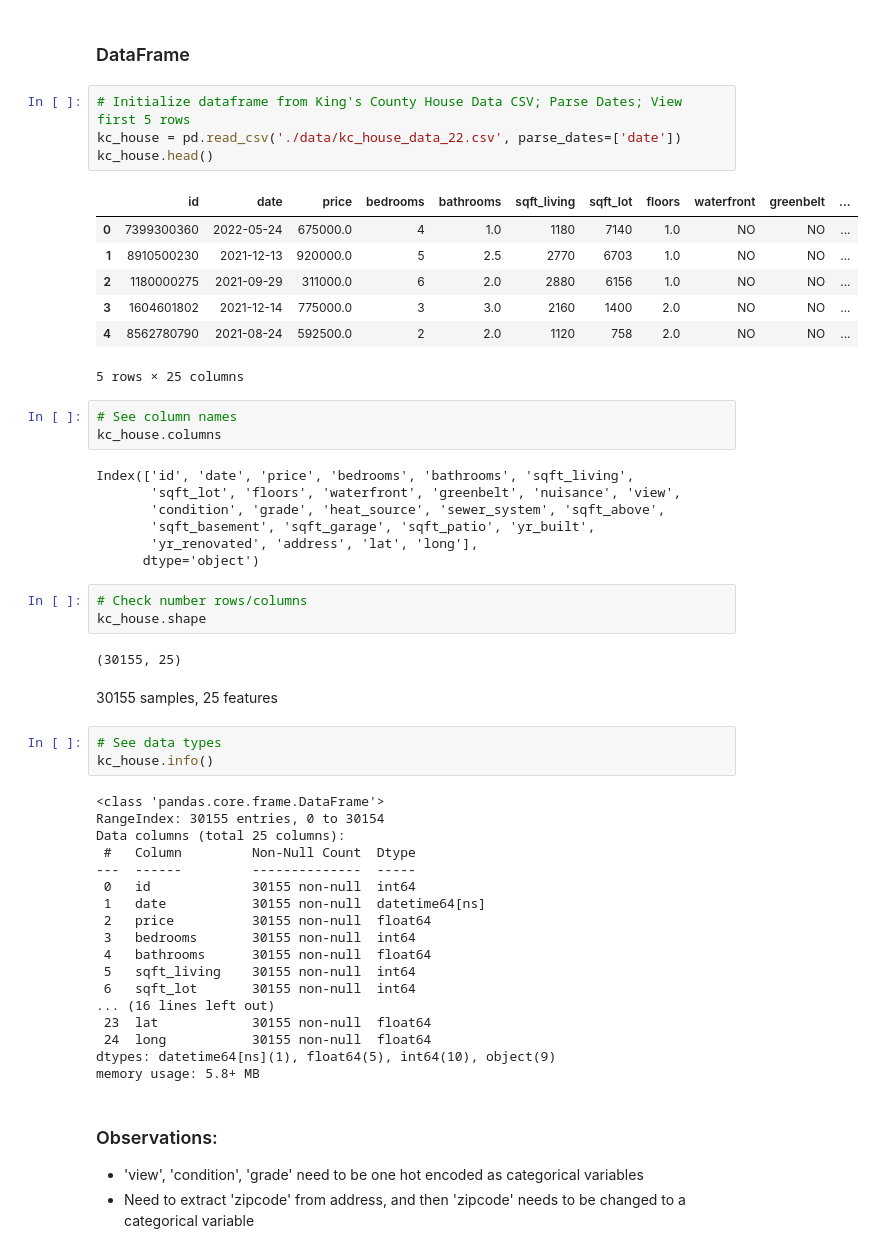
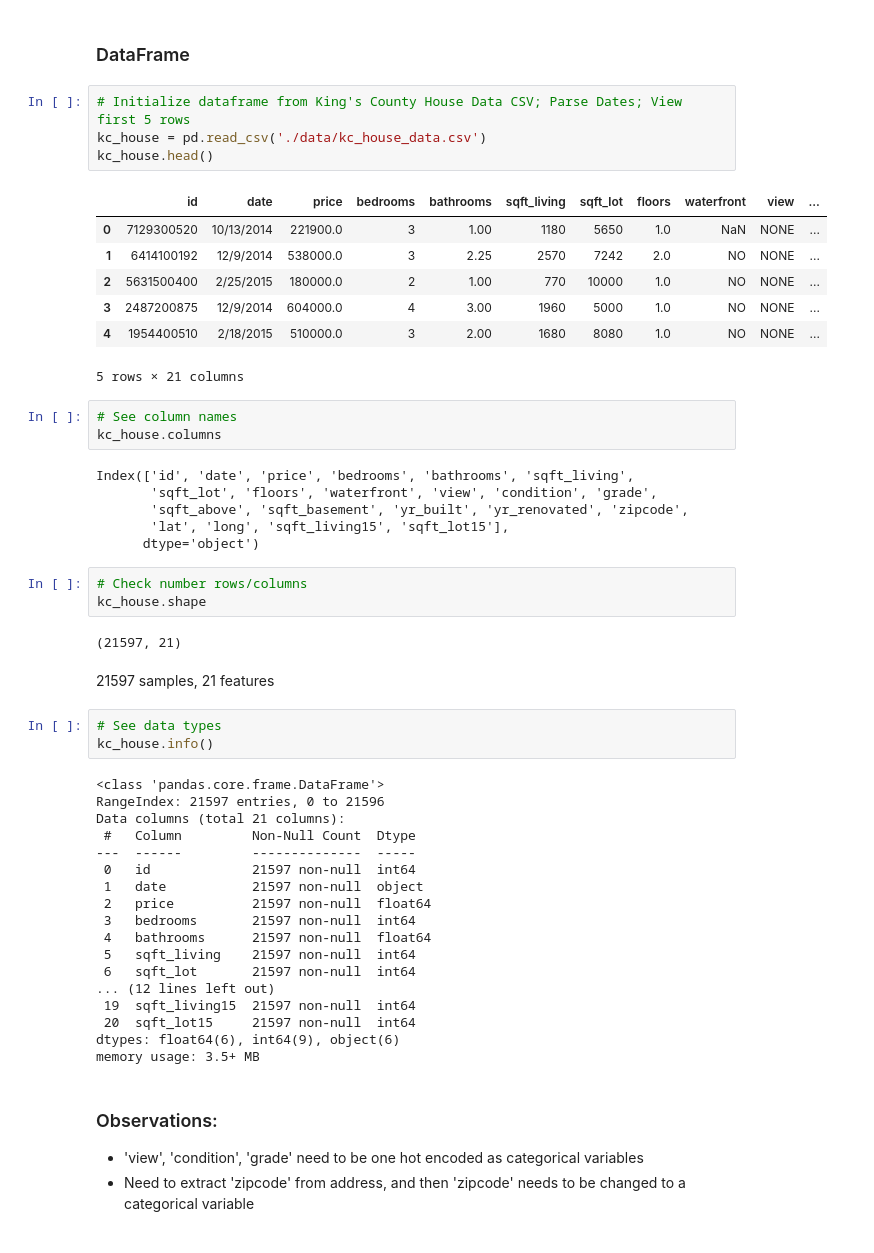
Before and after one commit to alvaromendizabal/dsc-phase-2-project-v2-3, a Jupyter notebook: notebook_final.ipynb, the cells around one changed output. Cells and saved outputs as stored; diff of their text form.

```diff
--- a/notebook_final.ipynb
+++ b/notebook_final.ipynb
@@ -70,54 +70,53 @@ warnings.filterwarnings("ignore")
 ### DataFrame
 # %%
 # Initialize dataframe from King's County House Data CSV; Parse Dates; View first 5 rows
-kc_house = pd.read_csv('./data/kc_house_data_22.csv', parse_dates=['date'])
+kc_house = pd.read_csv('./data/kc_house_data.csv')
 kc_house.head()
 # %% [output]
-|  | id | date | price | bedrooms | bathrooms | sqft_living | sqft_lot | floors | waterfront | greenbelt | ... |
-| 0 | 7399300360 | 2022-05-24 | 675000.0 | 4 | 1.0 | 1180 | 7140 | 1.0 | NO | NO | ... |
-| 1 | 8910500230 | 2021-12-13 | 920000.0 | 5 | 2.5 | 2770 | 6703 | 1.0 | NO | NO | ... |
-| 2 | 1180000275 | 2021-09-29 | 311000.0 | 6 | 2.0 | 2880 | 6156 | 1.0 | NO | NO | ... |
-| 3 | 1604601802 | 2021-12-14 | 775000.0 | 3 | 3.0 | 2160 | 1400 | 2.0 | NO | NO | ... |
-| 4 | 8562780790 | 2021-08-24 | 592500.0 | 2 | 2.0 | 1120 | 758 | 2.0 | NO | NO | ... |
+|  | id | date | price | bedrooms | bathrooms | sqft_living | sqft_lot | floors | waterfront | view | ... |
+| 0 | 7129300520 | 10/13/2014 | 221900.0 | 3 | 1.00 | 1180 | 5650 | 1.0 | NaN | NONE | ... |
+| 1 | 6414100192 | 12/9/2014 | 538000.0 | 3 | 2.25 | 2570 | 7242 | 2.0 | NO | NONE | ... |
+| 2 | 5631500400 | 2/25/2015 | 180000.0 | 2 | 1.00 | 770 | 10000 | 1.0 | NO | NONE | ... |
+| 3 | 2487200875 | 12/9/2014 | 604000.0 | 4 | 3.00 | 1960 | 5000 | 1.0 | NO | NONE | ... |
+| 4 | 1954400510 | 2/18/2015 | 510000.0 | 3 | 2.00 | 1680 | 8080 | 1.0 | NO | NONE | ... |
-5 rows × 25 columns
+5 rows × 21 columns
 # %%
 # See column names
 kc_house.columns
 # %% [output]
 Index(['id', 'date', 'price', 'bedrooms', 'bathrooms', 'sqft_living',
-       'sqft_lot', 'floors', 'waterfront', 'greenbelt', 'nuisance', 'view',
-       'condition', 'grade', 'heat_source', 'sewer_system', 'sqft_above',
-       'sqft_basement', 'sqft_garage', 'sqft_patio', 'yr_built',
-       'yr_renovated', 'address', 'lat', 'long'],
+       'sqft_lot', 'floors', 'waterfront', 'view', 'condition', 'grade',
+       'sqft_above', 'sqft_basement', 'yr_built', 'yr_renovated', 'zipcode',
+       'lat', 'long', 'sqft_living15', 'sqft_lot15'],
       dtype='object')
 # %%
 # Check number rows/columns
 kc_house.shape
 # %% [output]
-(30155, 25)
+(21597, 21)
 # %% [markdown]
-30155 samples, 25 features
+21597 samples, 21 features
 # %%
 # See data types
 kc_house.info()
 # %% [output]
 <class 'pandas.core.frame.DataFrame'>
-RangeIndex: 30155 entries, 0 to 30154
-Data columns (total 25 columns):
+RangeIndex: 21597 entries, 0 to 21596
+Data columns (total 21 columns):
  #   Column         Non-Null Count  Dtype
 ---  ------         --------------  -----
- 0   id             30155 non-null  int64
- 1   date           30155 non-null  datetime64[ns]
- 2   price          30155 non-null  float64
- 3   bedrooms       30155 non-null  int64
- 4   bathrooms      30155 non-null  float64
- 5   sqft_living    30155 non-null  int64
- 6   sqft_lot       30155 non-null  int64
-... (16 lines left out)
- 23  lat            30155 non-null  float64
- 24  long           30155 non-null  float64
-dtypes: datetime64[ns](1), float64(5), int64(10), object(9)
-memory usage: 5.8+ MB
+ 0   id             21597 non-null  int64
+ 1   date           21597 non-null  object
+ 2   price          21597 non-null  float64
+ 3   bedrooms       21597 non-null  int64
+ 4   bathrooms      21597 non-null  float64
+ 5   sqft_living    21597 non-null  int64
+ 6   sqft_lot       21597 non-null  int64
+... (12 lines left out)
+ 19  sqft_living15  21597 non-null  int64
+ 20  sqft_lot15     21597 non-null  int64
+dtypes: float64(6), int64(9), object(6)
+memory usage: 3.5+ MB
 # %% [markdown]
 ### Observations:
 - 'view', 'condition', 'grade' need to be one hot encoded as categorical variables
```
Also changed, not shown: parts of 99 cells of this notebook.
